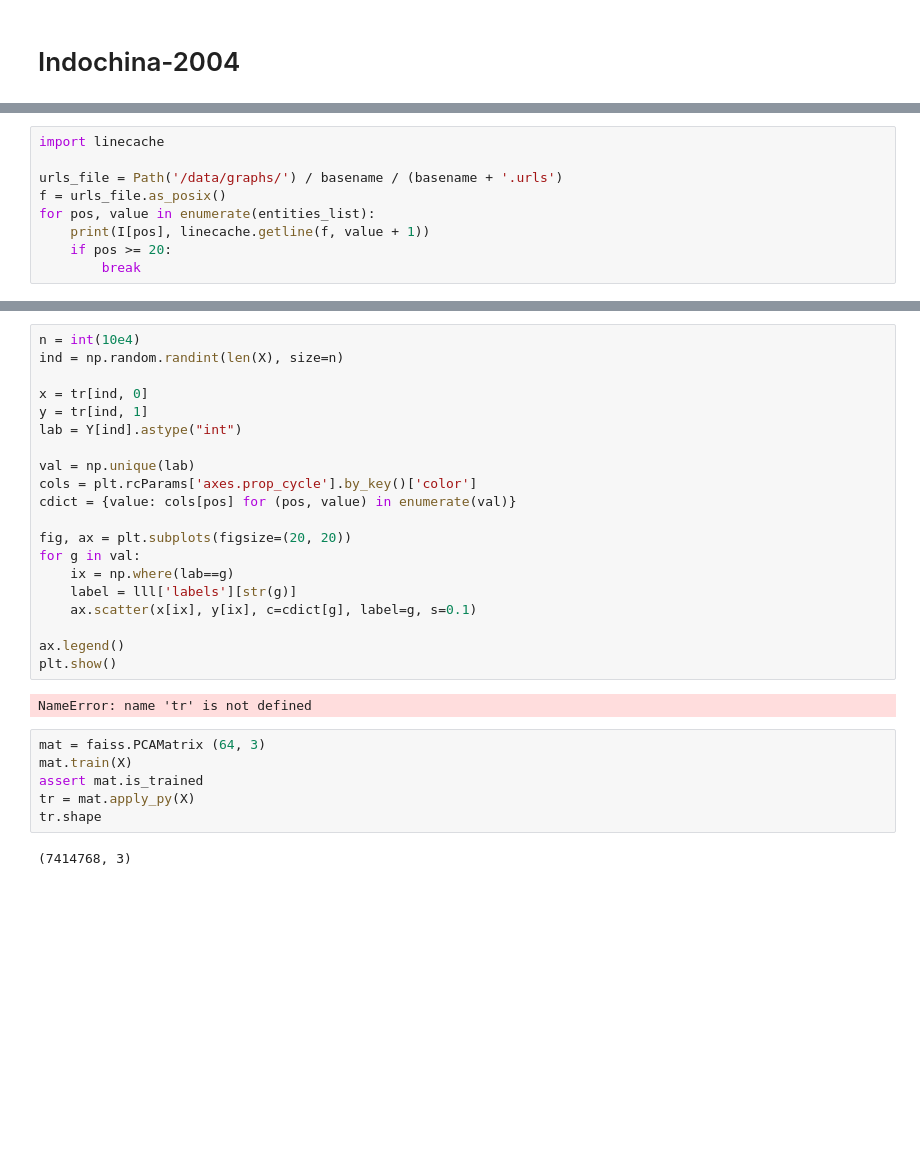
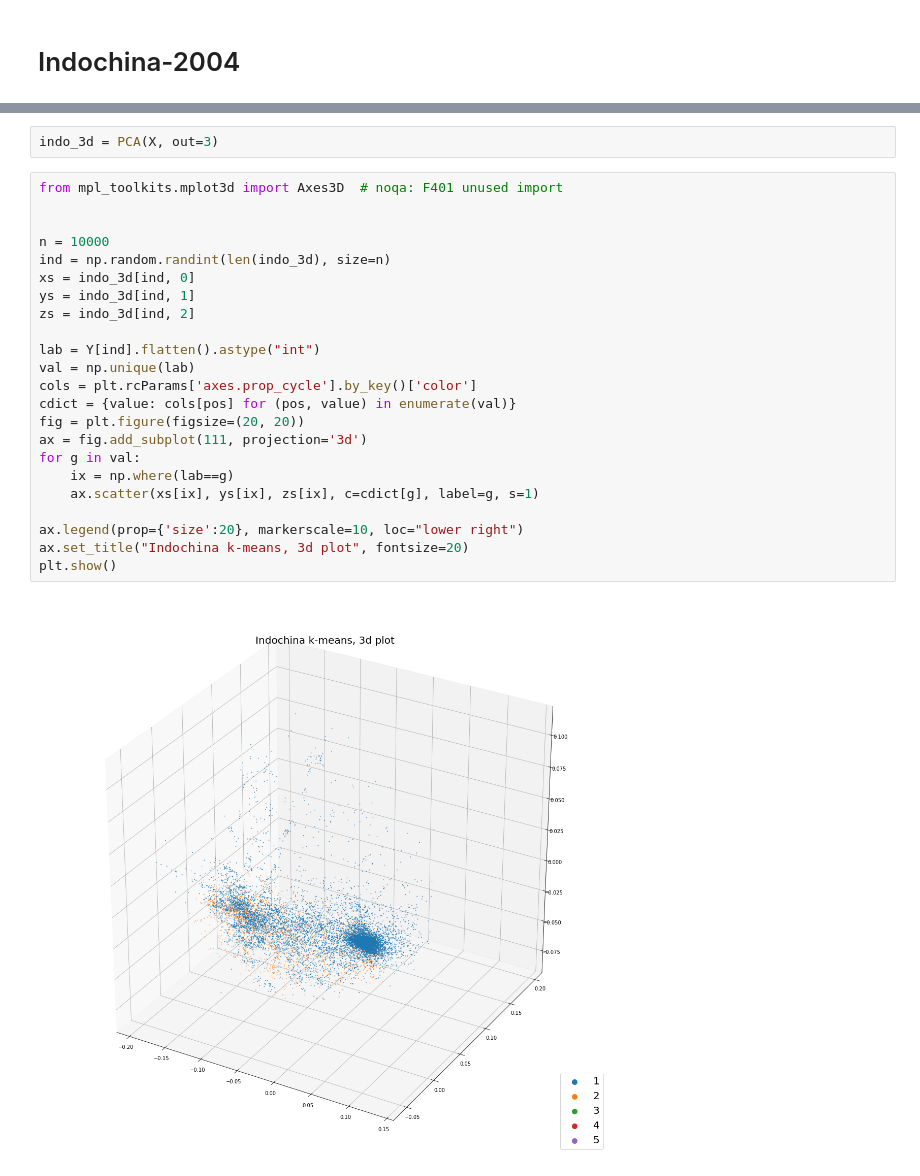
Before and after one commit to Nicolaus93/biggraph, a Jupyter notebook: jupyter/faiss_explore.ipynb, the cells around one changed output, grey strips where cells are left out. Saved outputs shown, nothing was run; the diff lists cells and outputs as text; blank space fills up the shorter version.

```diff
--- a/jupyter/faiss_explore.ipynb
+++ b/jupyter/faiss_explore.ipynb
@@ -161,9 +175,0 @@ indo_ent = get_entities_list(basename)
-# %%
-import linecache
-
-urls_file = Path('/data/graphs/') / basename / (basename + '.urls')
-f = urls_file.as_posix()
-for pos, value in enumerate(entities_list):
-    print(I[pos], linecache.getline(f, value + 1))
-    if pos >= 20:
-        break
@@ -195,30 +204,27 @@ plt.scatter(tr[:n, 0]*10**7, tr[:n, 1]*10**7, c=Y[:n].astype("int"), s=0.1)
+# %%
+indo_3d = PCA(X, out=3)
 # %%
-n = int(10e4)
-ind = np.random.randint(len(X), size=n)
+from mpl_toolkits.mplot3d import Axes3D  # noqa: F401 unused import
 
-x = tr[ind, 0]
-y = tr[ind, 1]
-lab = Y[ind].astype("int")
 
+n = 10000
+ind = np.random.randint(len(indo_3d), size=n)
+xs = indo_3d[ind, 0]
+ys = indo_3d[ind, 1]
+zs = indo_3d[ind, 2]
+
+lab = Y[ind].flatten().astype("int")
 val = np.unique(lab)
 cols = plt.rcParams['axes.prop_cycle'].by_key()['color']
 cdict = {value: cols[pos] for (pos, value) in enumerate(val)}
-
-fig, ax = plt.subplots(figsize=(20, 20))
+fig = plt.figure(figsize=(20, 20))
+ax = fig.add_subplot(111, projection='3d')
 for g in val:
     ix = np.where(lab==g)
-    label = lll['labels'][str(g)]
-    ax.scatter(x[ix], y[ix], c=cdict[g], label=g, s=0.1)
+    ax.scatter(xs[ix], ys[ix], zs[ix], c=cdict[g], label=g, s=1)
 
-ax.legend()
+ax.legend(prop={'size':20}, markerscale=10, loc="lower right")
+ax.set_title("Indochina k-means, 3d plot", fontsize=20)
 plt.show()
 # %% [output]
-NameError: name 'tr' is not defined
+[figure, added]
-# %%
-mat = faiss.PCAMatrix (64, 3)
-mat.train(X)
-assert mat.is_trained
-tr = mat.apply_py(X)
-tr.shape
-# %% [output]
-(7414768, 3)
```
Also changed, not shown: parts of 21 cells of this notebook.
